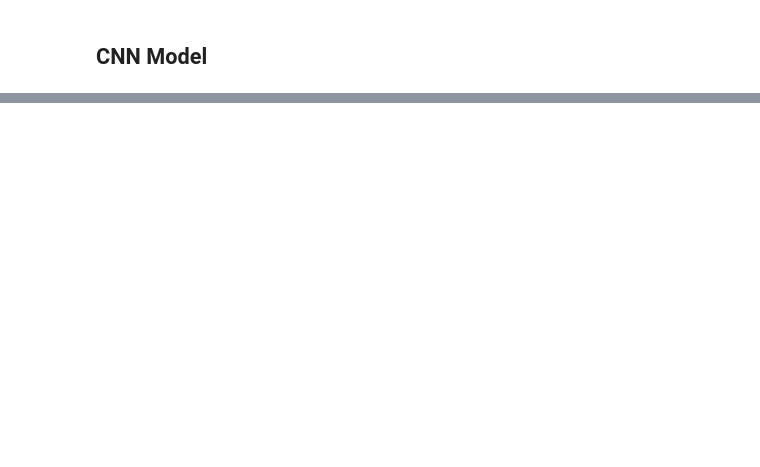
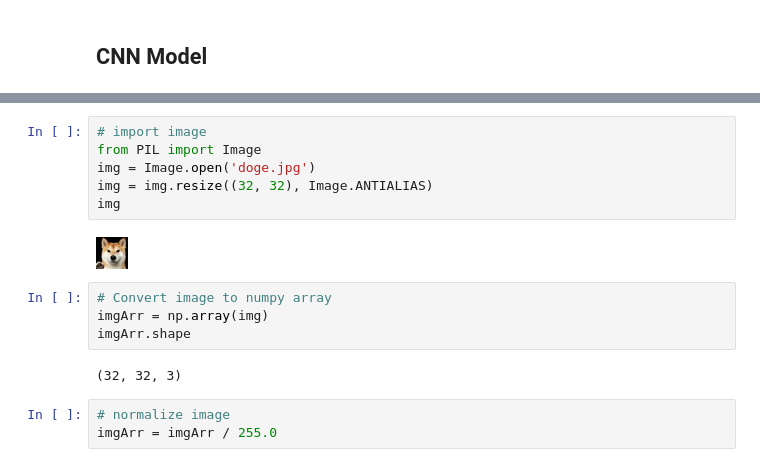
Before and after one commit to AngKS/Deep-Learning-CA1, a Jupyter notebook: cifar10.ipynb, the cells around one changed output, grey strips where cells are left out. Cells and saved outputs as stored; diff of their text form; blank space fills up the shorter version.

```diff
--- a/cifar10.ipynb
+++ b/cifar10.ipynb
@@ -203,0 +306,17 @@ Epoch 13/50
+# %%
+# import image
+from PIL import Image
+img = Image.open('doge.jpg')
+img = img.resize((32, 32), Image.ANTIALIAS)
+img
+# %% [output]
+[figure, added]
+# %%
+# Convert image to numpy array
+imgArr = np.array(img)
+imgArr.shape
+# %% [output]
+(32, 32, 3)
+# %%
+# normalize image
+imgArr = imgArr / 255.0
```
Also changed, not shown: parts of 21 cells of this notebook, 2 other files.
